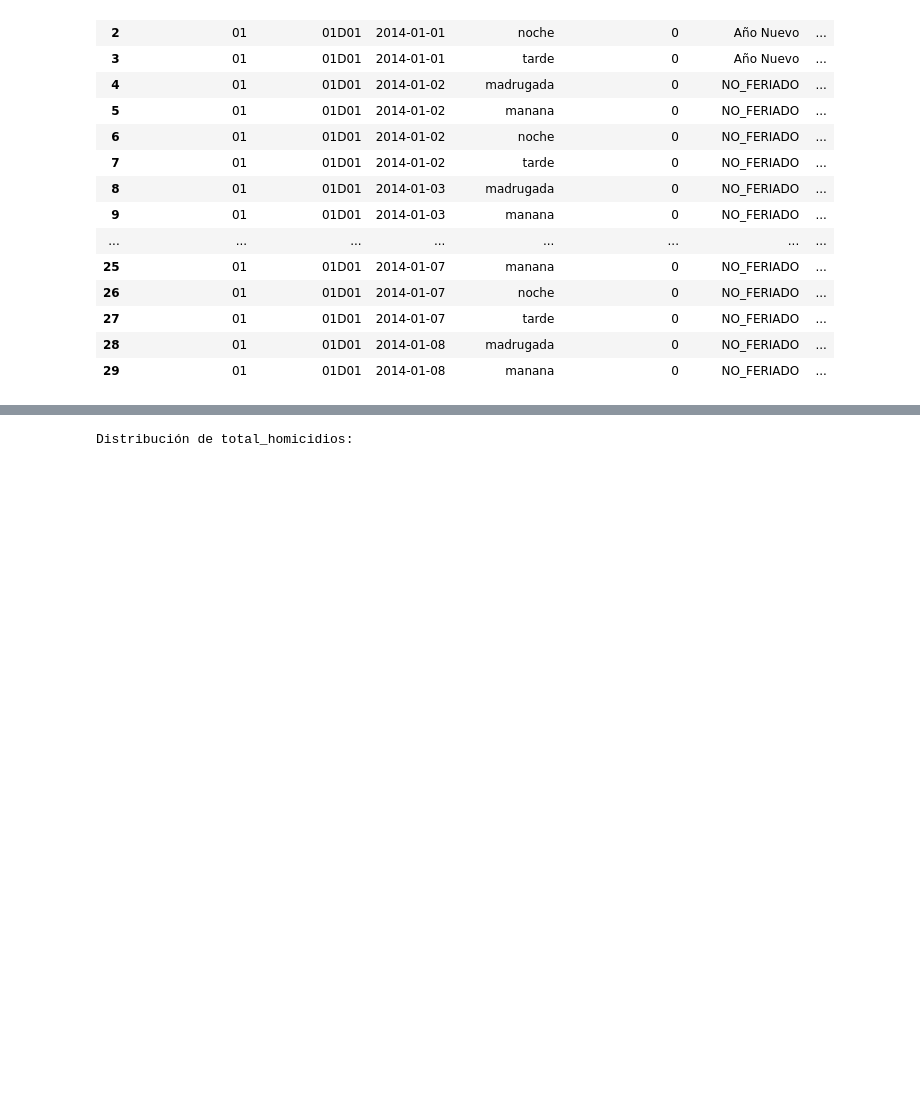
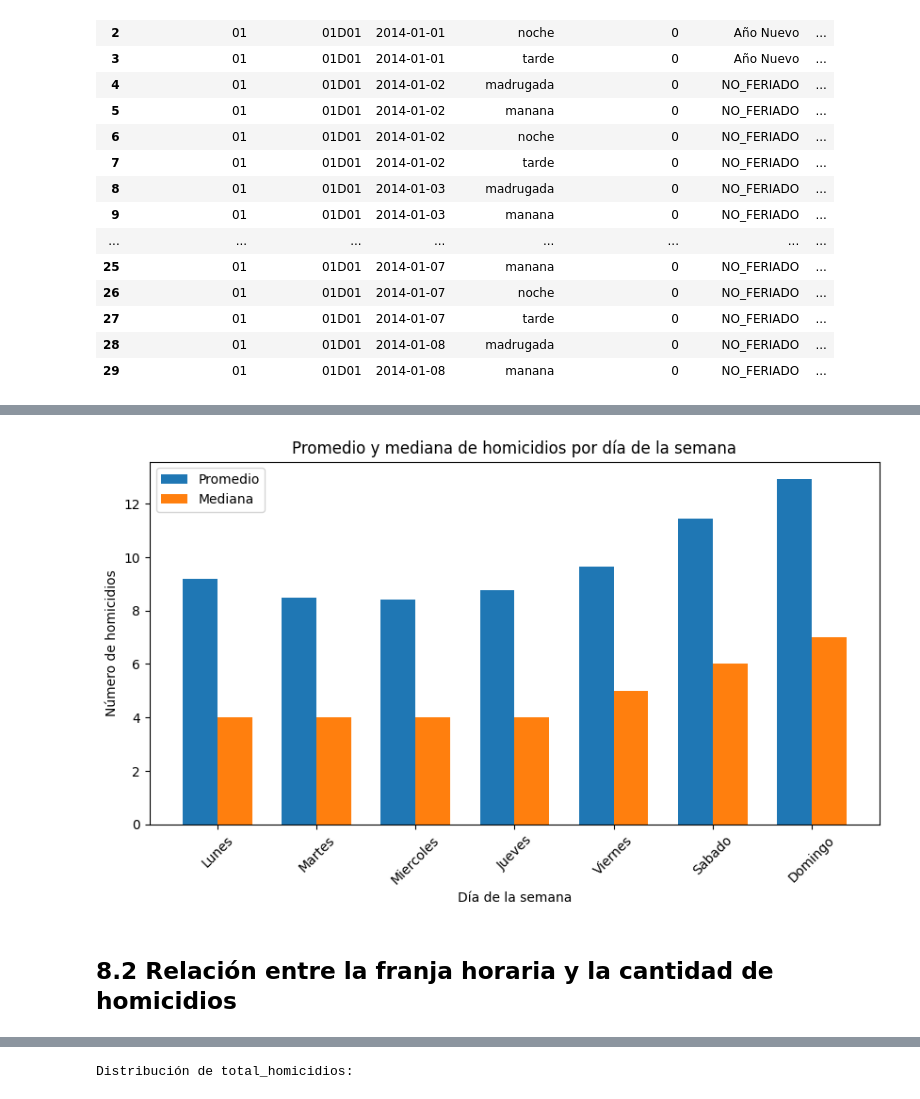
Before and after one commit to chadowsv/model-loa, a Jupyter notebook: Procesamiento_DatasetModelo.ipynb, the cells around one changed output, grey strips where cells are left out. Drawn from its saved outputs; the diff is of its cells as text; code cells hidden in the pictures; blank space fills up the shorter version.

```diff
--- a/Procesamiento_DatasetModelo.ipynb
+++ b/Procesamiento_DatasetModelo.ipynb
@@ -568,0 +624,17 @@ df_completo.head(30)
+# %%
+analisis_dia_semana = (
+    homicidios_diarios
+    .groupby(
+        ["dia_semana_num", "dia_semana"],
+        as_index=False
+    )
+    .agg(
+        promedio_homicidios=("total_homicidios", "mean"),
+        mediana_homicidios=("total_homicidios", "median"),
+        maximo_homicidios=("total_homicidios", "max"),
+        cantidad_dias=("fecha", "count")
+    )
+    .sort_values("dia_semana_num")
+)
+
+display(analisis_dia_semana)
@@ -568,0 +650,41 @@ df_completo.head(30)
+# %%
+import matplotlib.pyplot as plt
+import numpy as np
+
+x = np.arange(len(analisis_dia_semana))
+ancho = 0.35
+
+plt.figure(figsize=(10, 5))
+
+plt.bar(
+    x - ancho/2,
+    analisis_dia_semana["promedio_homicidios"],
+    ancho,
+    label="Promedio"
+)
+
+plt.bar(
+    x + ancho/2,
+    analisis_dia_semana["mediana_homicidios"],
+    ancho,
+    label="Mediana"
+)
+
+plt.xticks(
+    x,
+    analisis_dia_semana["dia_semana"],
+    rotation=45
+)
+
+plt.title("Promedio y mediana de homicidios por día de la semana")
+plt.xlabel("Día de la semana")
+plt.ylabel("Número de homicidios")
+
+plt.legend()
+
+plt.show()
+plt.show()
+# %% [output]
+[figure, added]
+# %% [markdown]
+## 8.2 Relación entre la franja horaria y la cantidad de homicidios
```
Also changed, not shown: parts of 21 cells of this notebook.
